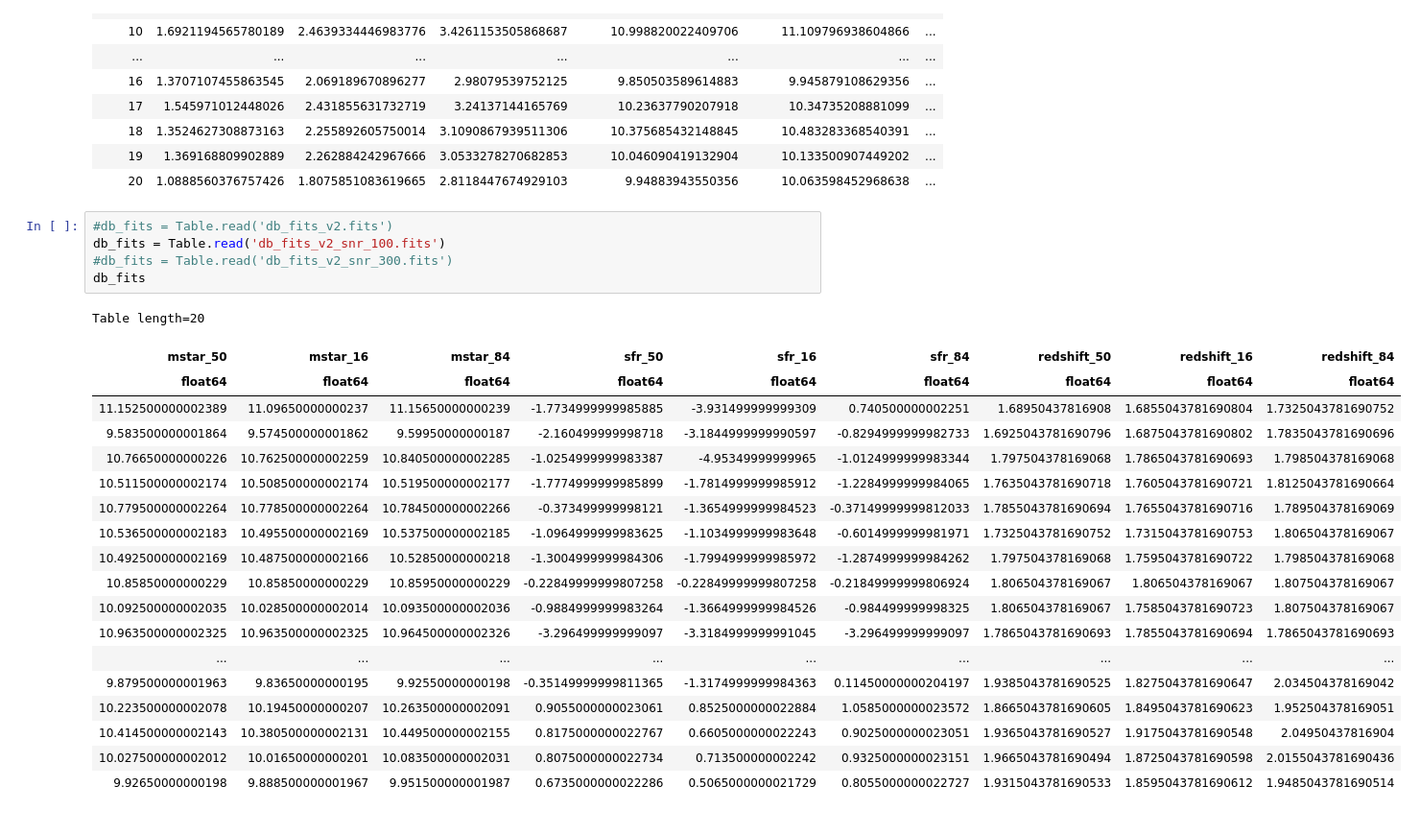
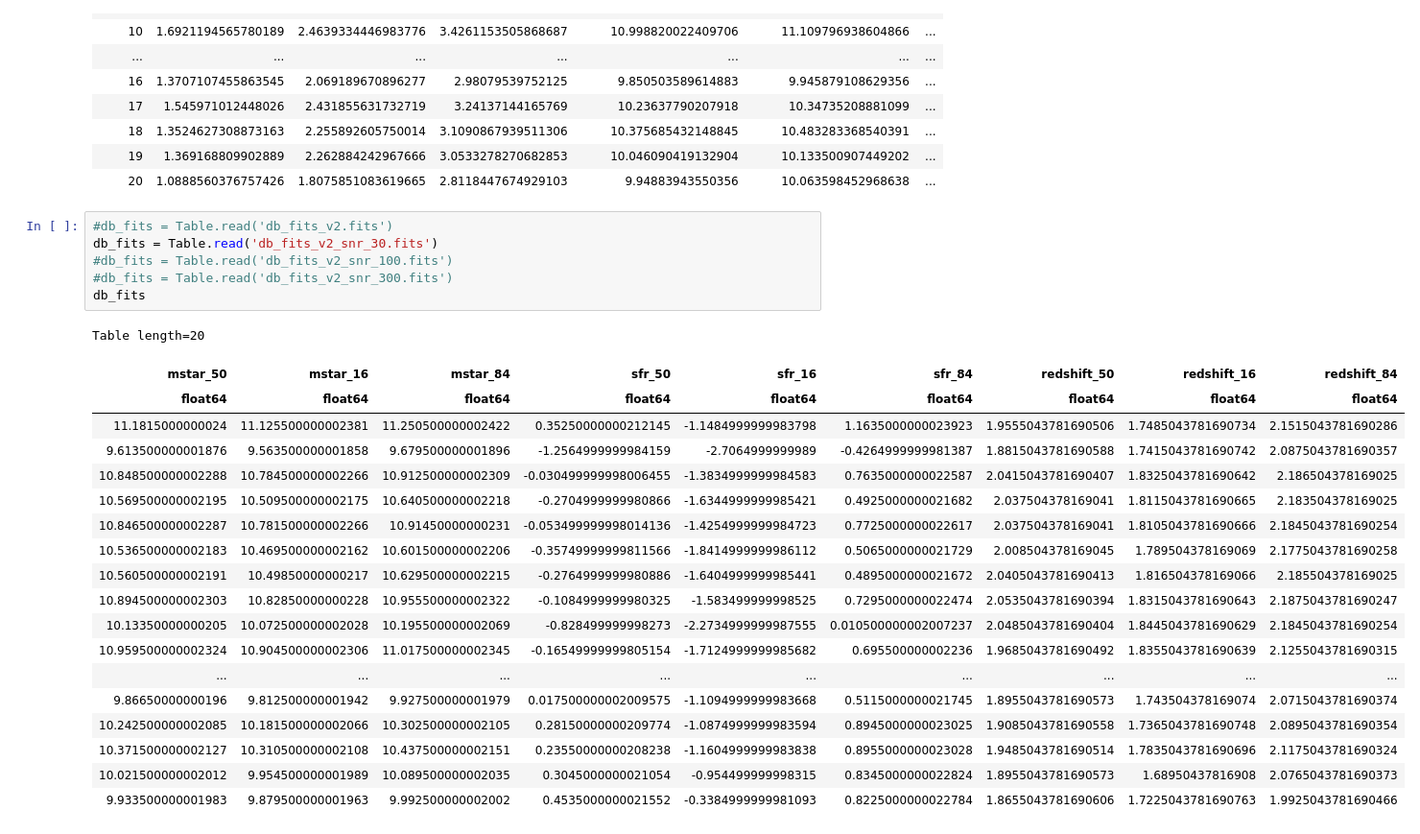
Before and after one commit to kartheikiyer/canucs_analysis, a Jupyter notebook: CANUCS fits - comparing results.ipynb, the cells around one changed output. Shown at 96% size. Drawn from its saved outputs; the diff is of its cells as text.

```diff
--- a/CANUCS fits - comparing results.ipynb
+++ b/CANUCS fits - comparing results.ipynb
@@ -40,29 +63,30 @@ Table length=20
 | 20 | 1.0888560376757426 | 1.8075851083619665 | 2.8118447674929103 | 9.94883943550356 | 10.063598452968638 | ... |
 # %%
 #db_fits = Table.read('db_fits_v2.fits')
-db_fits = Table.read('db_fits_v2_snr_100.fits')
+db_fits = Table.read('db_fits_v2_snr_30.fits')
+#db_fits = Table.read('db_fits_v2_snr_100.fits')
 #db_fits = Table.read('db_fits_v2_snr_300.fits')
 db_fits
 # %% [output]
 Table length=20
 | mstar_50 | mstar_16 | mstar_84 | sfr_50 | sfr_16 | sfr_84 | redshift_50 | redshift_16 | redshift_84 |
 | float64 | float64 | float64 | float64 | float64 | float64 | float64 | float64 | float64 |
-| 11.152500000002389 | 11.09650000000237 | 11.15650000000239 | -1.7734999999985885 | -3.931499999999309 | 0.740500000002251 | 1.68950437816908 | 1.6855043781690804 | 1.7325043781690752 |
-| 9.583500000001864 | 9.574500000001862 | 9.59950000000187 | -2.160499999998718 | -3.1844999999990597 | -0.8294999999982733 | 1.6925043781690796 | 1.6875043781690802 | 1.7835043781690696 |
-| 10.76650000000226 | 10.762500000002259 | 10.840500000002285 | -1.0254999999983387 | -4.95349999999965 | -1.0124999999983344 | 1.797504378169068 | 1.7865043781690693 | 1.798504378169068 |
-| 10.511500000002174 | 10.508500000002174 | 10.519500000002177 | -1.7774999999985899 | -1.7814999999985912 | -1.2284999999984065 | 1.7635043781690718 | 1.7605043781690721 | 1.8125043781690664 |
-| 10.779500000002264 | 10.778500000002264 | 10.784500000002266 | -0.373499999998121 | -1.3654999999984523 | -0.37149999999812033 | 1.7855043781690694 | 1.7655043781690716 | 1.789504378169069 |
-| 10.536500000002183 | 10.495500000002169 | 10.537500000002185 | -1.0964999999983625 | -1.1034999999983648 | -0.6014999999981971 | 1.7325043781690752 | 1.7315043781690753 | 1.806504378169067 |
-| 10.492500000002169 | 10.487500000002166 | 10.52850000000218 | -1.3004999999984306 | -1.7994999999985972 | -1.2874999999984262 | 1.797504378169068 | 1.7595043781690722 | 1.798504378169068 |
-| 10.85850000000229 | 10.85850000000229 | 10.85950000000229 | -0.22849999999807258 | -0.22849999999807258 | -0.21849999999806924 | 1.806504378169067 | 1.806504378169067 | 1.807504378169067 |
-| 10.092500000002035 | 10.028500000002014 | 10.093500000002036 | -0.9884999999983264 | -1.3664999999984526 | -0.984499999998325 | 1.806504378169067 | 1.7585043781690723 | 1.807504378169067 |
-| 10.963500000002325 | 10.963500000002325 | 10.964500000002326 | -3.296499999999097 | -3.3184999999991045 | -3.296499999999097 | 1.7865043781690693 | 1.7855043781690694 | 1.7865043781690693 |
+| 11.1815000000024 | 11.125500000002381 | 11.250500000002422 | 0.35250000000212145 | -1.1484999999983798 | 1.1635000000023923 | 1.9555043781690506 | 1.7485043781690734 | 2.1515043781690286 |
+| 9.613500000001876 | 9.563500000001858 | 9.679500000001896 | -1.2564999999984159 | -2.7064999999989 | -0.4264999999981387 | 1.8815043781690588 | 1.7415043781690742 | 2.0875043781690357 |
+| 10.848500000002288 | 10.784500000002266 | 10.912500000002309 | -0.030499999998006455 | -1.3834999999984583 | 0.7635000000022587 | 2.0415043781690407 | 1.8325043781690642 | 2.186504378169025 |
+| 10.569500000002195 | 10.509500000002175 | 10.640500000002218 | -0.2704999999980866 | -1.6344999999985421 | 0.4925000000021682 | 2.037504378169041 | 1.8115043781690665 | 2.183504378169025 |
+| 10.846500000002287 | 10.781500000002266 | 10.91450000000231 | -0.053499999998014136 | -1.4254999999984723 | 0.7725000000022617 | 2.037504378169041 | 1.8105043781690666 | 2.1845043781690254 |
+| 10.536500000002183 | 10.469500000002162 | 10.601500000002206 | -0.35749999999811566 | -1.8414999999986112 | 0.5065000000021729 | 2.008504378169045 | 1.789504378169069 | 2.1775043781690258 |
+| 10.560500000002191 | 10.49850000000217 | 10.629500000002215 | -0.2764999999980886 | -1.6404999999985441 | 0.4895000000021672 | 2.0405043781690413 | 1.816504378169066 | 2.185504378169025 |
+| 10.894500000002303 | 10.82850000000228 | 10.955500000002322 | -0.1084999999980325 | -1.583499999998525 | 0.7295000000022474 | 2.0535043781690394 | 1.8315043781690643 | 2.1875043781690247 |
+| 10.13350000000205 | 10.072500000002028 | 10.195500000002069 | -0.828499999998273 | -2.2734999999987555 | 0.010500000002007237 | 2.0485043781690404 | 1.8445043781690629 | 2.1845043781690254 |
+| 10.959500000002324 | 10.904500000002306 | 11.017500000002345 | -0.16549999999805154 | -1.7124999999985682 | 0.695500000002236 | 1.9685043781690492 | 1.8355043781690639 | 2.1255043781690315 |
 | ... | ... | ... | ... | ... | ... | ... | ... | ... |
-| 9.879500000001963 | 9.83650000000195 | 9.92550000000198 | -0.35149999999811365 | -1.3174999999984363 | 0.11450000000204197 | 1.9385043781690525 | 1.8275043781690647 | 2.034504378169042 |
-| 10.223500000002078 | 10.19450000000207 | 10.263500000002091 | 0.9055000000023061 | 0.8525000000022884 | 1.0585000000023572 | 1.8665043781690605 | 1.8495043781690623 | 1.952504378169051 |
-| 10.414500000002143 | 10.380500000002131 | 10.449500000002155 | 0.8175000000022767 | 0.6605000000022243 | 0.9025000000023051 | 1.9365043781690527 | 1.9175043781690548 | 2.04950437816904 |
-| 10.027500000002012 | 10.01650000000201 | 10.083500000002031 | 0.8075000000022734 | 0.713500000002242 | 0.9325000000023151 | 1.9665043781690494 | 1.8725043781690598 | 2.0155043781690436 |
-| 9.92650000000198 | 9.888500000001967 | 9.951500000001987 | 0.6735000000022286 | 0.5065000000021729 | 0.8055000000022727 | 1.9315043781690533 | 1.8595043781690612 | 1.9485043781690514 |
+| 9.86650000000196 | 9.812500000001942 | 9.927500000001979 | 0.017500000002009575 | -1.1094999999983668 | 0.5115000000021745 | 1.8955043781690573 | 1.743504378169074 | 2.0715043781690374 |
+| 10.242500000002085 | 10.181500000002066 | 10.302500000002105 | 0.28150000000209774 | -1.0874999999983594 | 0.8945000000023025 | 1.9085043781690558 | 1.7365043781690748 | 2.0895043781690354 |
+| 10.371500000002127 | 10.310500000002108 | 10.437500000002151 | 0.23550000000208238 | -1.1604999999983838 | 0.8955000000023028 | 1.9485043781690514 | 1.7835043781690696 | 2.1175043781690324 |
+| 10.021500000002012 | 9.954500000001989 | 10.089500000002035 | 0.3045000000021054 | -0.954499999998315 | 0.8345000000022824 | 1.8955043781690573 | 1.68950437816908 | 2.0765043781690373 |
+| 9.933500000001983 | 9.879500000001963 | 9.992500000002002 | 0.4535000000021552 | -0.3384999999981093 | 0.8225000000022784 | 1.8655043781690606 | 1.7225043781690763 | 1.9925043781690466 |
 # %%
 
 plt.figure(figsize=(9,9))
```
Also changed, not shown: parts of 8 cells of this notebook, 7 other files.
